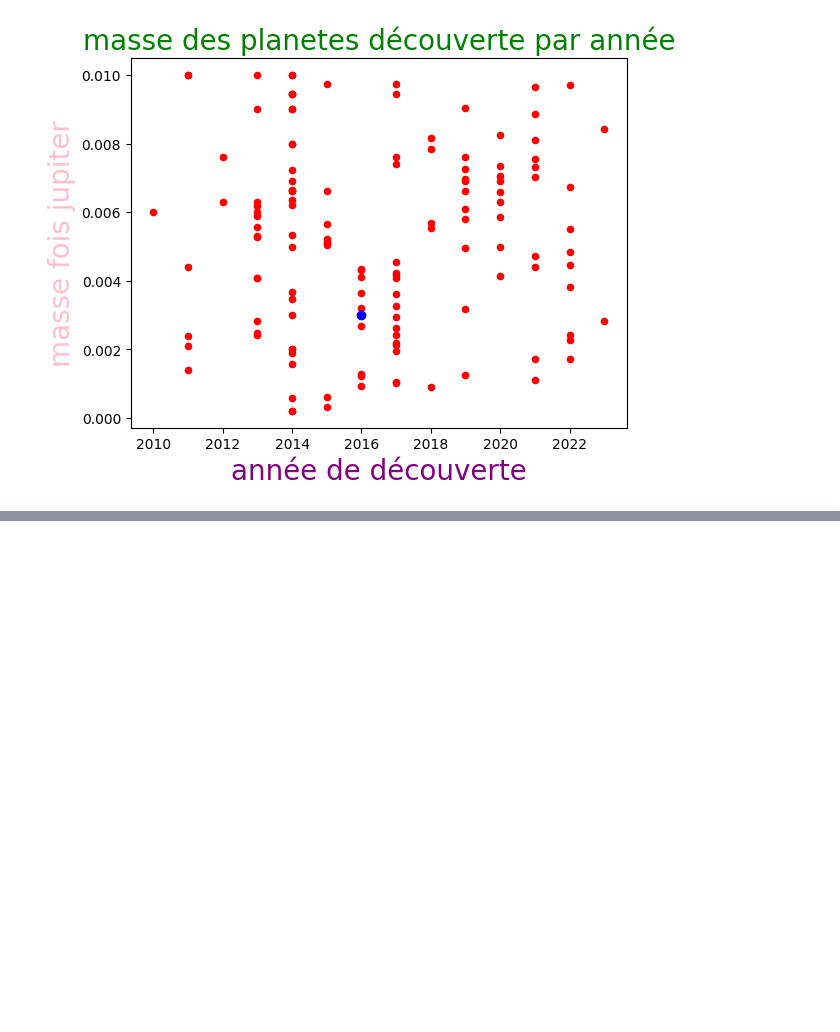
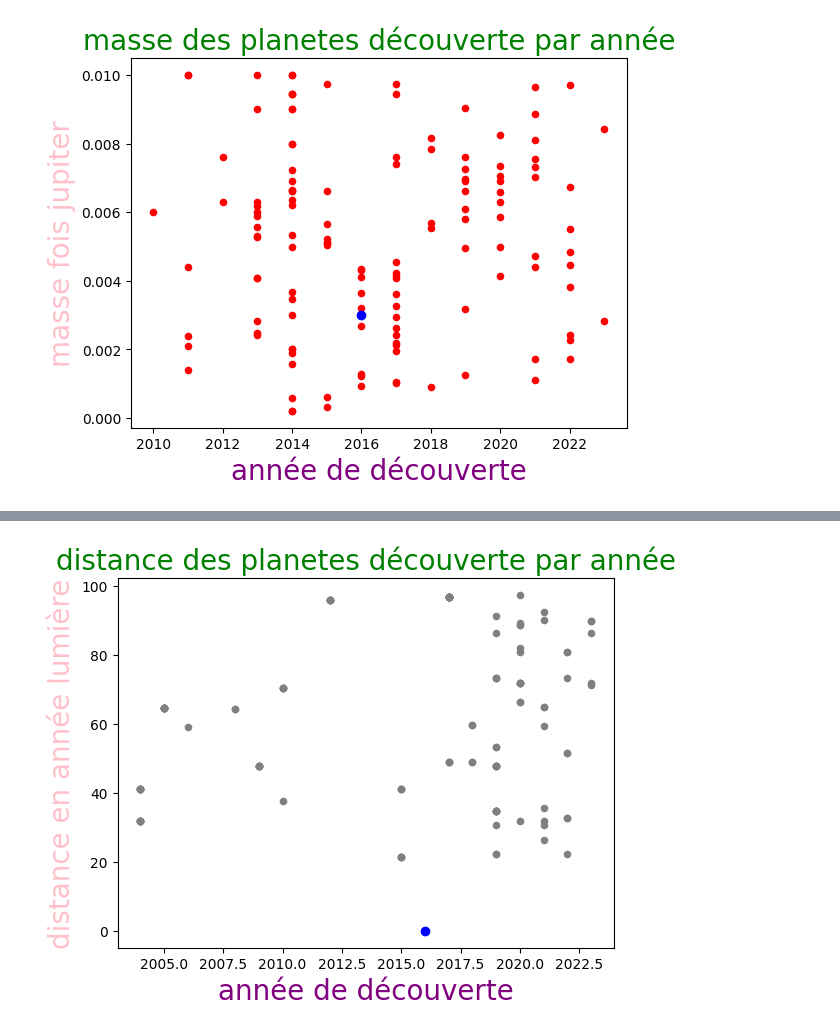
Before and after one commit to miraceti/Python_codes, a Jupyter notebook: pandas/pandas2.ipynb, the cells around one changed output, grey strips where cells are left out. Drawn from its saved outputs; the diff is of its cells as text; code cells hidden in the pictures; blank space fills up the shorter version.

```diff
--- a/pandas/pandas2.ipynb
+++ b/pandas/pandas2.ipynb
@@ -233,0 +268,5 @@ plt.show()
+# %%
+import pandas as pd
+
+df9 = pd.read_csv("data20230518.csv")
+df9
@@ -233,0 +287,15 @@ plt.show()
+# %%
+#pd.set_option('display.max_rows', 100)
+#pd.set_option('display.max_columns', None)
+#pd.set_option(“max_colwidth”, None)
+#pd.set_option('max_seq_item', None)
+#pd.set_option('display.max_columns', 121)
+#filtrage des distance nul et on garde les distance proche de celui de la terre (70 yl)
+df9.dropna(subset=['pl_radj'], inplace=True)
+df9.dropna(subset=['pl_masse'], inplace=True)
+df9.dropna(subset=['sy_dist'], inplace=True)
+for x in df9.index:
+    if df9.loc[x, "sy_dist"] > 30.0:#si la distance de la planete est superieure a 20 pc
+        df9.drop(x, inplace=True)
+#df9[0:100]
+df9
@@ -233,0 +320,3 @@ plt.show()
+# %%
+df9["dist_yl"] = df9["sy_dist"]* 3.26
+df9
@@ -233,0 +337,11 @@ plt.show()
+# %%
+#distance en pc des planetes découvertes par année
+df9.plot(kind='scatter', x='disc_year', y='dist_yl', color='gray')
+plt.title("distance des planetes découverte par année", color='green', fontsize=20)
+plt.xlabel("année de découverte", color='purple', fontsize=20)
+plt.ylabel("distance en année lumière", color='pink', fontsize=20)
+#la terre est le point bleu
+plt.plot(2016,0, marker="o", color="blue")
+plt.show()
+# %% [output]
+[figure, added]
```
Also changed, not shown: parts of 11 cells of this notebook.
